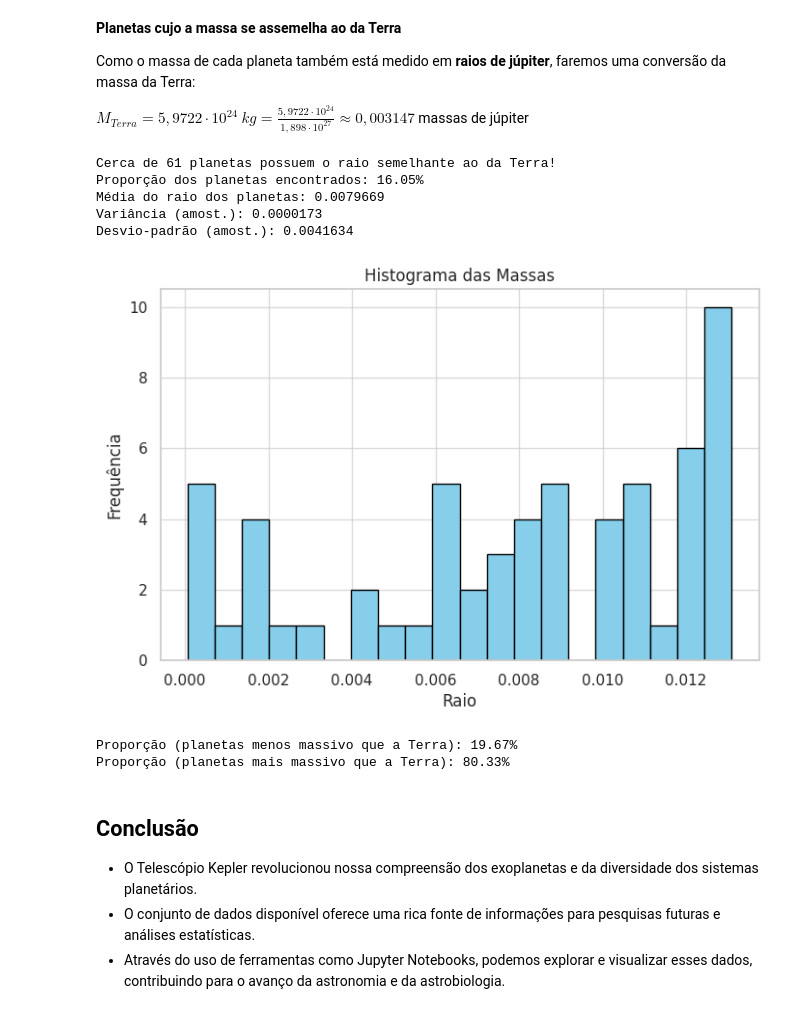
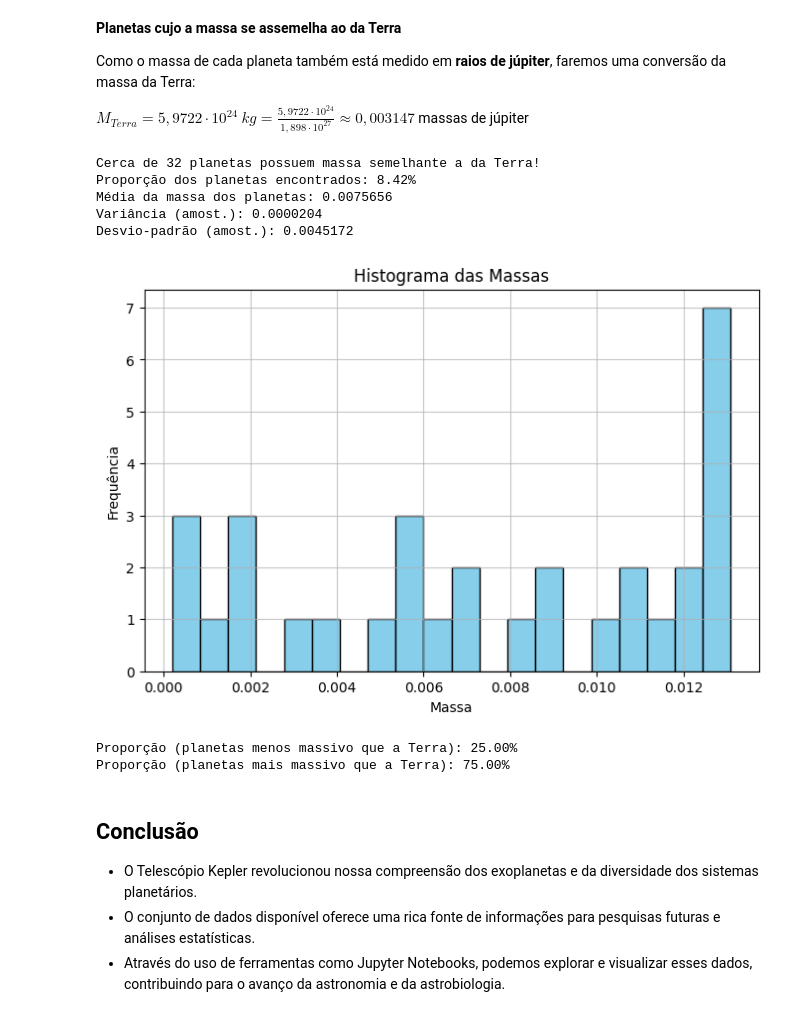
Before and after one commit to murfra/telescope-data-analysis, a Jupyter notebook: main.ipynb, the cells around one changed output. Drawn from its saved outputs; the diff is of its cells as text; code cells hidden in the pictures.

```diff
--- a/main.ipynb
+++ b/main.ipynb
@@ -165,48 +160,49 @@ coluna = "pl_bmassj"
 x      = 0.003147     # valor alvo (float)
 tol    = 0.01       # tolerância, ex.: ±0.01
 
-mask_r = (df_pop[coluna] - x).abs() <= tol
-df_r = df_pop[mask_r]
+mask_r = (df_filtrado[coluna] - x).abs() <= tol
+df_r = df_filtrado[mask_r]
 
 # Média
 media = df_r[coluna].mean()
 
 # Variância amostral
 variancia_amostral = df_r[coluna].var(ddof=1)
 
 # Desvio padrão
 desvio_amostral = df_r[coluna].std(ddof=1)
 
-print(f"Cerca de {len(df_r[coluna])} planetas possuem o raio semelhante ao da Terra!")
+print(f"Cerca de {len(df_r[coluna])} planetas possuem massa semelhante a da Terra!")
 print(f"Proporção dos planetas encontrados: {(len(df_r)/len(df_filtrado)) * 100 :.2f}%")
-print(f"Média do raio dos planetas: {media:.7f}")
+print(f"Média da massa dos planetas: {media:.7f}")
 print(f"Variância (amost.): {variancia_amostral:.7f}")
 print(f"Desvio-padrão (amost.): {desvio_amostral:.7f}")
 
 serie = df_r[coluna]
 
 # --- plotando histograma ---
 plt.figure(figsize=(8, 5))
 
 serie.plot.hist(bins=20, color="skyblue", edgecolor="black")
 plt.title("Histograma das Massas")
-plt.xlabel("Raio")
+plt.xlabel("Massa")
 plt.ylabel("Frequência")
 plt.grid(alpha=0.7)
 plt.show()
 
+
 menores = (df_r[coluna] < x).mean() * 100
 print(f"Proporção (planetas menos massivo que a Terra): {menores:.2f}%")
 print(f"Proporção (planetas mais massivo que a Terra): {100 - menores:.2f}%")
 # %% [output]
-Cerca de 61 planetas possuem o raio semelhante ao da Terra!
-Proporção dos planetas encontrados: 16.05%
-Média do raio dos planetas: 0.0079669
-Variância (amost.): 0.0000173
-Desvio-padrão (amost.): 0.0041634
+Cerca de 32 planetas possuem massa semelhante a da Terra!
+Proporção dos planetas encontrados: 8.42%
+Média da massa dos planetas: 0.0075656
+Variância (amost.): 0.0000204
+Desvio-padrão (amost.): 0.0045172
-[figure, old version]
+[figure, new version]
-Proporção (planetas menos massivo que a Terra): 19.67%
-Proporção (planetas mais massivo que a Terra): 80.33%
+Proporção (planetas menos massivo que a Terra): 25.00%
+Proporção (planetas mais massivo que a Terra): 75.00%
 # %% [markdown]
 ## Conclusão
 - O Telescópio Kepler revolucionou nossa compreensão dos exoplanetas e da diversidade dos sistemas planetários.
```
Also changed, not shown: parts of 3 cells of this notebook.
